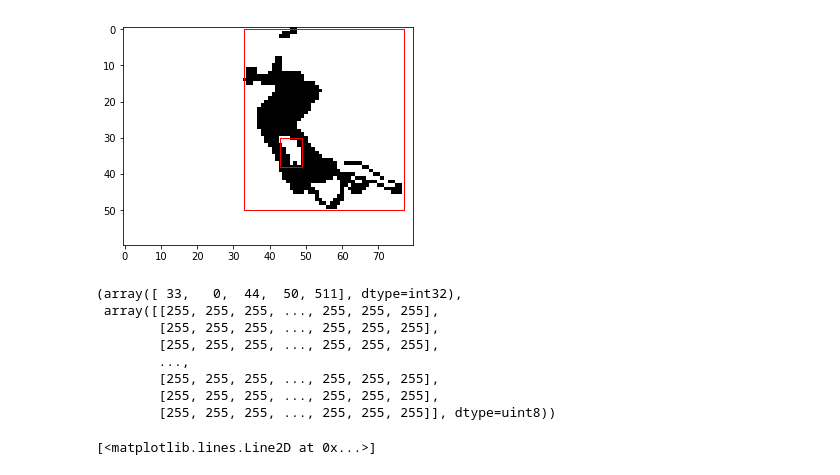
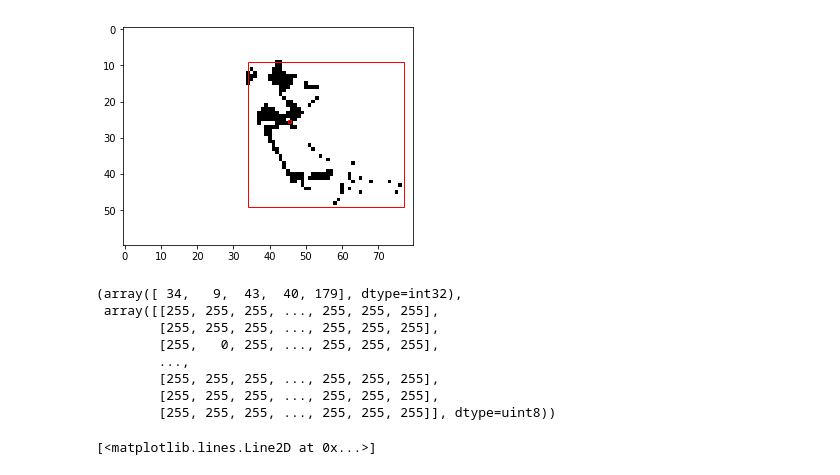
Before and after one commit to jkcchan/syde362-thermal-fall-detection, a Jupyter notebook: cv2CCA.ipynb, the cells around one changed output. Saved outputs shown, nothing was run; the diff lists cells and outputs as text; code cells hidden in the pictures.

```diff
--- a/cv2CCA.ipynb
+++ b/cv2CCA.ipynb
@@ -97,15 +97,15 @@ def get_best_threshold(img_filename, start=50, max_steps = 50, alpha=1):
     return index, final_chosen_box, final_stats
 # %%
 # index, chosen_box, stats = get_best_threshold('dataset-2/rgb67.jpg')
-get_CCA_from_image('dataset-2/rgb67.jpg', 100, show_image=True)
+get_CCA_from_image('dataset-2/rgb67.jpg', 30, show_image=True)
 # plt.imshow(chosen_box, cmap="gray")
 # plt.show()
 # %% [output]
-[figure, old version]
+[figure, new version]
-(array([ 33,   0,  44,  50, 511], dtype=int32),
+(array([ 34,   9,  43,  40, 179], dtype=int32),
  array([[255, 255, 255, ..., 255, 255, 255],
         [255, 255, 255, ..., 255, 255, 255],
-        [255, 255, 255, ..., 255, 255, 255],
+        [255,   0, 255, ..., 255, 255, 255],
         ...,
         [255, 255, 255, ..., 255, 255, 255],
         [255, 255, 255, ..., 255, 255, 255],
```
Also changed, not shown: parts of 4 cells of this notebook, 1 other file.
